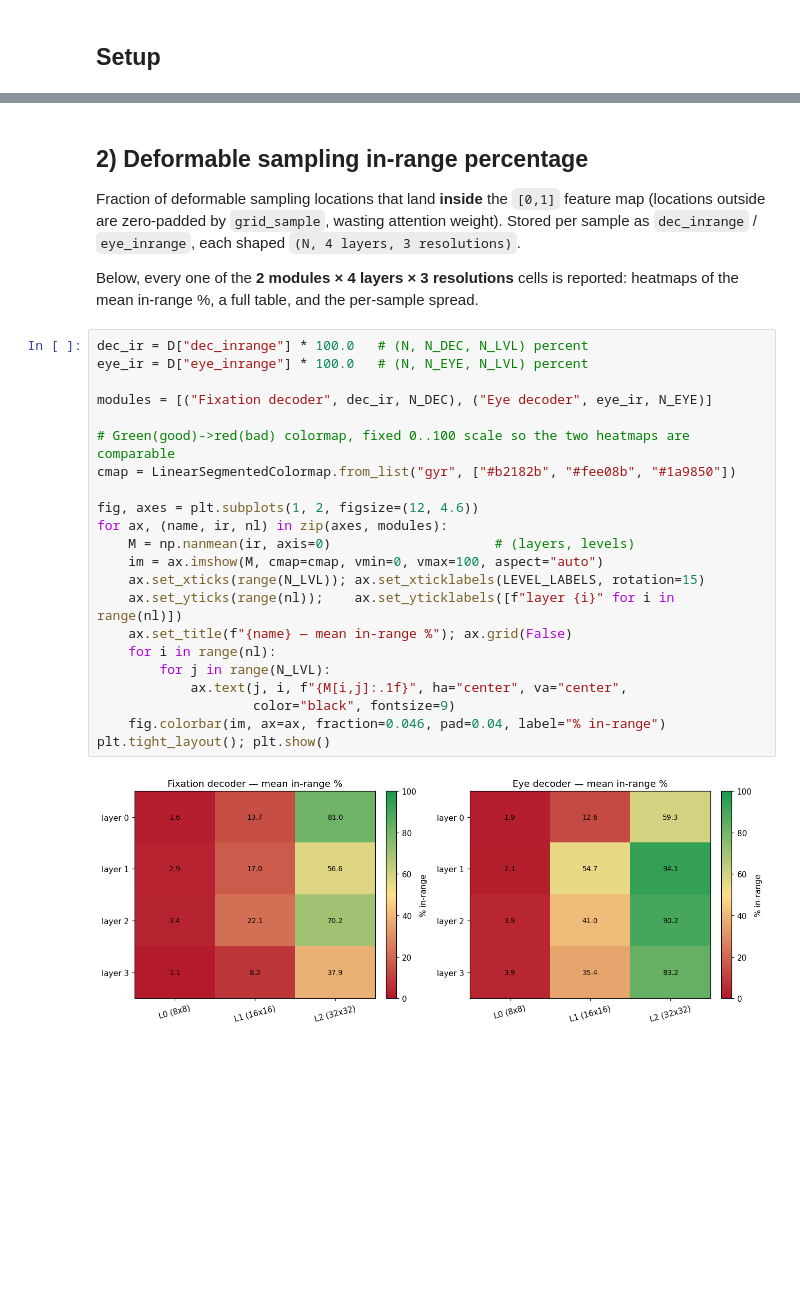
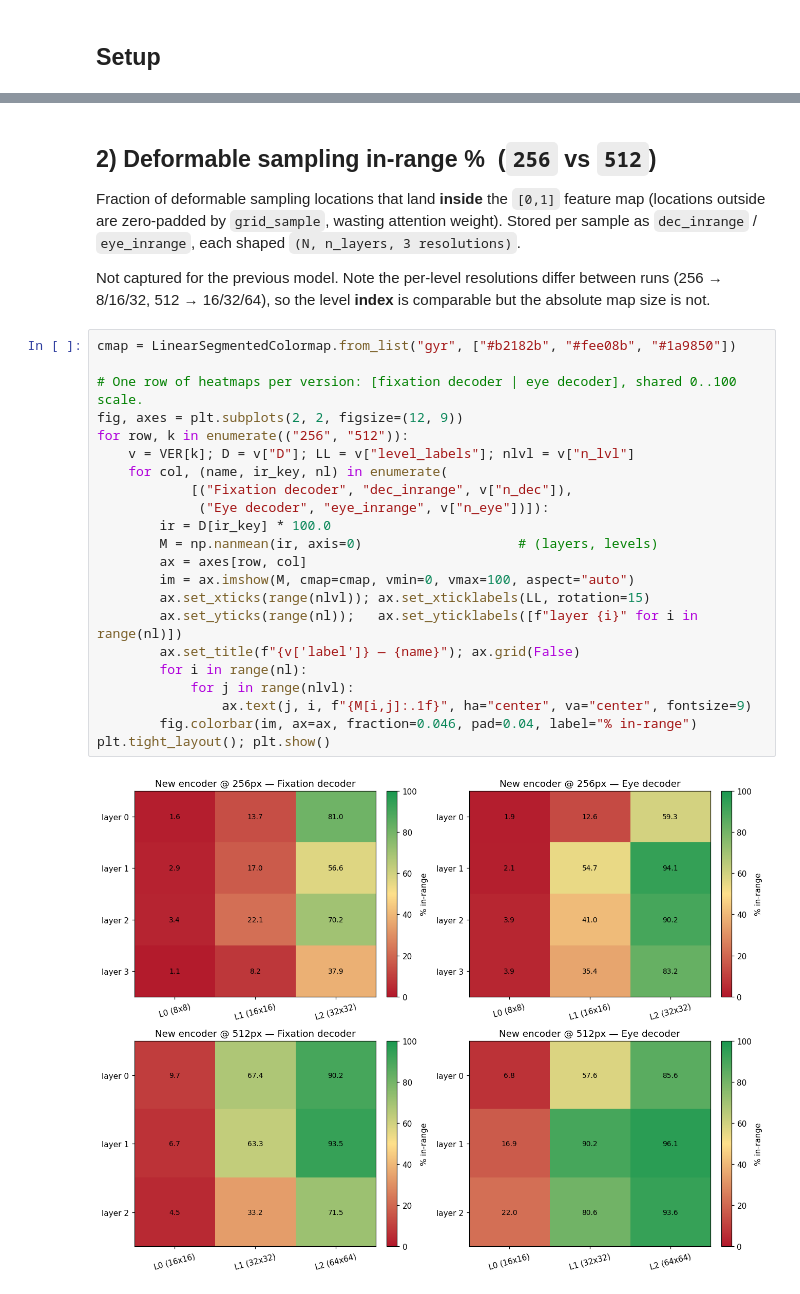
Before and after one commit to Leo00010011/From-Noisy-Eye-Tracking-To-Scanpath, a Jupyter notebook: src/notebooks/image_reliance_report.ipynb, the cells around one changed output, grey strips where cells are left out. Saved outputs shown, nothing was run; the diff lists cells and outputs as text; blank space fills up the shorter version.

```diff
--- a/src/notebooks/image_reliance_report.ipynb
+++ b/src/notebooks/image_reliance_report.ipynb
@@ -134,34 +211,34 @@ plt.tight_layout(); plt.show()
 # %% [markdown]
-## 2) Deformable sampling in-range percentage
+## 2) Deformable sampling in-range %  &nbsp;(`256` vs `512`)
 
 Fraction of deformable sampling locations that land **inside** the `[0,1]` feature map (locations
 outside are zero-padded by `grid_sample`, wasting attention weight). Stored per sample as
-`dec_inrange` / `eye_inrange`, each shaped `(N, 4 layers, 3 resolutions)`.
+`dec_inrange` / `eye_inrange`, each shaped `(N, n_layers, 3 resolutions)`.
 
-Below, every one of the **2 modules × 4 layers × 3 resolutions** cells is reported: heatmaps of the
-mean in-range %, a full table, and the per-sample spread.
+Not captured for the previous model. Note the per-level resolutions differ between runs
+(256 → 8/16/32, 512 → 16/32/64), so the level **index** is comparable but the absolute map size is not.
 # %%
-dec_ir = D["dec_inrange"] * 100.0   # (N, N_DEC, N_LVL) percent
-eye_ir = D["eye_inrange"] * 100.0   # (N, N_EYE, N_LVL) percent
-
-modules = [("Fixation decoder", dec_ir, N_DEC), ("Eye decoder", eye_ir, N_EYE)]
-
-# Green(good)->red(bad) colormap, fixed 0..100 scale so the two heatmaps are comparable
 cmap = LinearSegmentedColormap.from_list("gyr", ["#b2182b", "#fee08b", "#1a9850"])
 
-fig, axes = plt.subplots(1, 2, figsize=(12, 4.6))
-for ax, (name, ir, nl) in zip(axes, modules):
-    M = np.nanmean(ir, axis=0)                     # (layers, levels)
-    im = ax.imshow(M, cmap=cmap, vmin=0, vmax=100, aspect="auto")
-    ax.set_xticks(range(N_LVL)); ax.set_xticklabels(LEVEL_LABELS, rotation=15)
-    ax.set_yticks(range(nl));    ax.set_yticklabels([f"layer {i}" for i in range(nl)])
-    ax.set_title(f"{name} — mean in-range %"); ax.grid(False)
-    for i in range(nl):
-        for j in range(N_LVL):
-            ax.text(j, i, f"{M[i,j]:.1f}", ha="center", va="center",
-                    color="black", fontsize=9)
-    fig.colorbar(im, ax=ax, fraction=0.046, pad=0.04, label="% in-range")
+# One row of heatmaps per version: [fixation decoder | eye decoder], shared 0..100 scale.
+fig, axes = plt.subplots(2, 2, figsize=(12, 9))
+for row, k in enumerate(("256", "512")):
+    v = VER[k]; D = v["D"]; LL = v["level_labels"]; nlvl = v["n_lvl"]
+    for col, (name, ir_key, nl) in enumerate(
+            [("Fixation decoder", "dec_inrange", v["n_dec"]),
+             ("Eye decoder", "eye_inrange", v["n_eye"])]):
+        ir = D[ir_key] * 100.0
+        M = np.nanmean(ir, axis=0)                    # (layers, levels)
+        ax = axes[row, col]
+        im = ax.imshow(M, cmap=cmap, vmin=0, vmax=100, aspect="auto")
+        ax.set_xticks(range(nlvl)); ax.set_xticklabels(LL, rotation=15)
+        ax.set_yticks(range(nl));   ax.set_yticklabels([f"layer {i}" for i in range(nl)])
+        ax.set_title(f"{v['label']} — {name}"); ax.grid(False)
+        for i in range(nl):
+            for j in range(nlvl):
+                ax.text(j, i, f"{M[i,j]:.1f}", ha="center", va="center", fontsize=9)
+        fig.colorbar(im, ax=ax, fraction=0.046, pad=0.04, label="% in-range")
 plt.tight_layout(); plt.show()
 # %% [output]
-[figure, old version]
+[figure, new version]
 # %%
```
Also changed, not shown: parts of 23 cells of this notebook, 1 other file.
